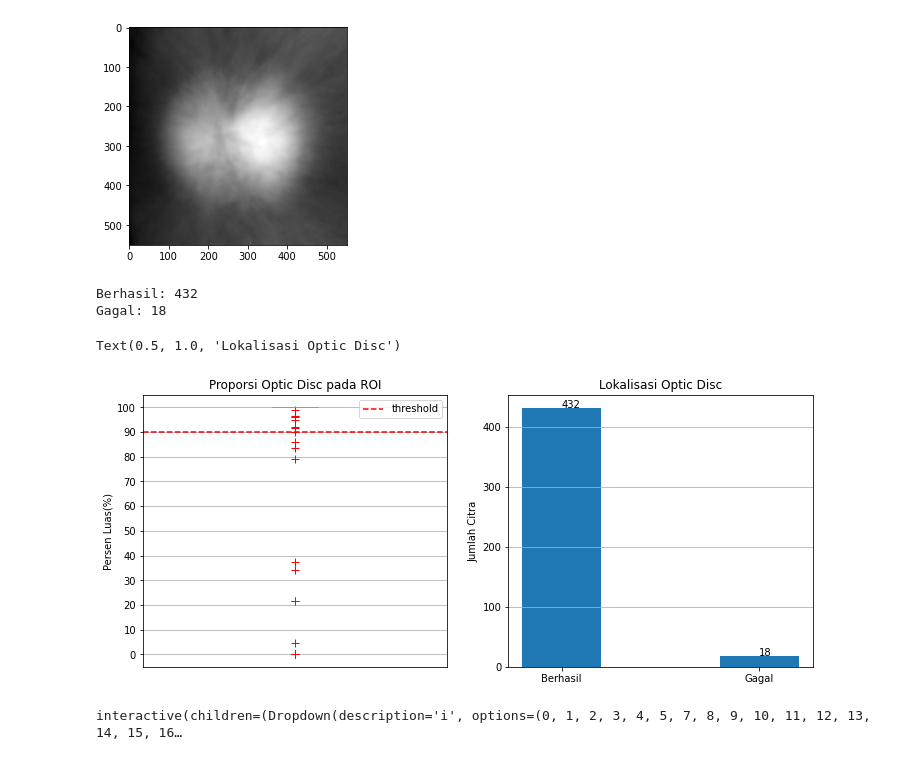
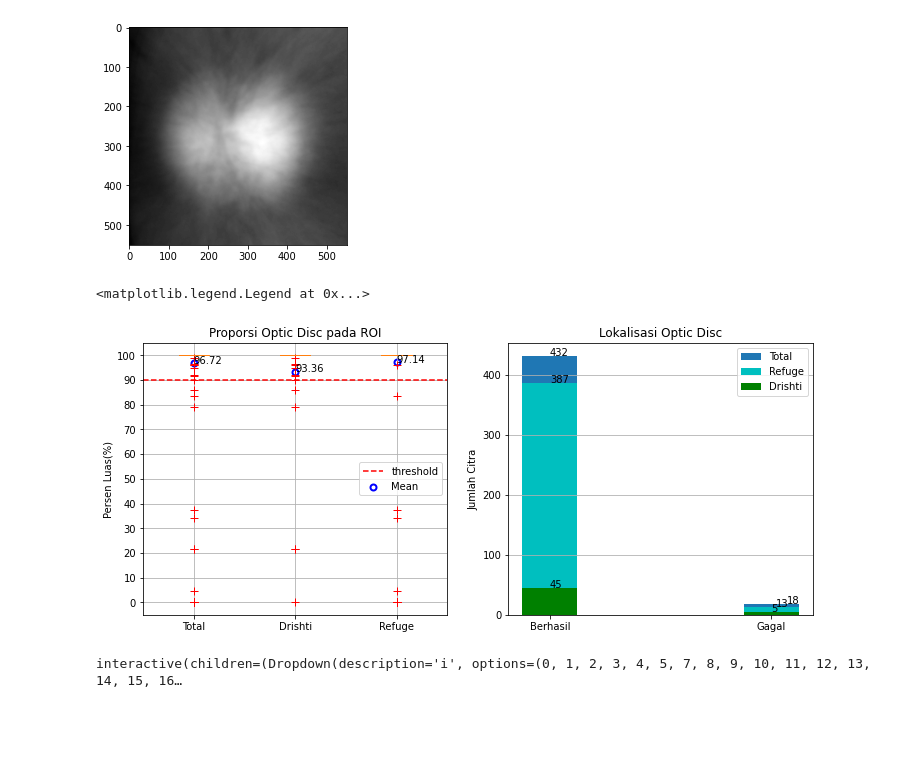
Before and after one commit to anasnafis77/Glaucoma-Detection-UNet, a Jupyter notebook: Kode/Deteksi Glaukoma.ipynb, the cells around one changed output. Saved outputs shown, nothing was run; the diff lists cells and outputs as text; code cells hidden in the pictures; blank space fills up the shorter version.

Commit message:
Membuat bar dan boxplot untuk evaluasi lokalisasi

```diff
--- a/Kode/Deteksi Glaukoma.ipynb
+++ b/Kode/Deteksi Glaukoma.ipynb
@@ -1595,38 +1595,54 @@ for i in tqdm(range(len(df['path']))):
     true_idx.append(i)
   elif not terdeteksi:
     false_idx.append(i)
+
+true_idx = np.array(true_idx)
+false_idx = np.array(false_idx)
-# %%
-print('Berhasil: {}'.format(len(true_idx)))
-print('Gagal: {}'.format(len(false_idx)))
-# %% [output]
-Berhasil: 432
-Gagal: 18
 # %%
 plt.figure(figsize=(12, 5))
 flierprops = dict(marker='+', markerfacecolor='g', markersize=8,
                   linestyle='none', markeredgecolor='r')
-plt.subplot(1,2,1), plt.boxplot(percent_detection, flierprops=flierprops)
+data_percent = [percent_detection, percent_detection[:50],
+                percent_detection[50:]]
+
+plt.subplot(1,2,1), plt.boxplot(data_percent, flierprops=flierprops)
 plt.grid()
 plt.yticks(ticks=[0, 10, 20, 30, 40, 50, 60, 70, 80, 90, 100])
 plt.ylabel('Persen Luas(%)')
 plt.axhline(90, color = 'r', linestyle = '--', label = 'threshold')
+plt.xticks([1, 2, 3], labels=['Total', 'Drishti', 'Refuge'])
+means = [np.mean(percent_detection), np.mean(percent_detection[:50]),
+         np.mean(percent_detection[50:])]
+s_means = ['{:.2f}'.format(x) for x in means]
+plt.scatter(x=[1, 2, 3], y=means, c='w', edgecolor='b', linewidth=2, label='Mean')
+plt.text(x=1, y=means[0], s=s_means[0], c='k', fontsize='medium')
+plt.text(x=2, y=means[1], s=s_means[1], c='k', fontsize='medium')
+plt.text(x=3, y=means[2], s=s_means[2], c='k', fontsize='medium')
+plt.title('Proporsi Optic Disc pada ROI')
 plt.legend()
-plt.xticks([])
-plt.title('Proporsi Optic Disc pada ROI')
 
 
-label = ('Berhasil', 'Gagal')
-lokalisasi = (len(true_idx), len(false_idx))
-x_coords = np.array([0, 0.5])
-plt.subplot(1,2,2), plt.bar(x_coords, lokalisasi,  tick_label = label, width = 0.2)
+loc_total = (len(true_idx), len(false_idx))
+loc_dr = (len(true_idx[true_idx<50]), len(false_idx[false_idx<50]))
+loc_re = (len(true_idx[true_idx>=50]), len(false_idx[false_idx>=50]))
+plt.subplot(1,2,2),
+plt.bar([1, 2], loc_total, width = 0.25, label='Total')
+plt.bar([1, 2], loc_re, width = 0.25, color='c', label='Refuge')
+plt.bar([1, 2], loc_dr, width = 0.25, color='g', label='Drishti')
+plt.xticks([1, 2], labels=['Berhasil', 'Gagal'])
 plt.grid(axis ='y')
-plt.text(x_coords[0], len(true_idx), '{}'.format(len(true_idx)), fontsize='medium' )
-plt.text(x_coords[1], len(false_idx), '{}'.format(len(false_idx)), fontsize='medium' )
+plt.text(x=1, y=len(true_idx), s='{}'.format(len(true_idx)), fontsize='medium' )
+plt.text(x=2+0.07, y=len(false_idx), s='{}'.format(len(false_idx)), fontsize='medium' )
+plt.text(x=1, y=len(true_idx[true_idx<50]), s='{}'.format(len(true_idx[true_idx<50])), fontsize='medium' )
+plt.text(x=2, y=len(false_idx[false_idx<50]), s='{}'.format(len(false_idx[false_idx<50])), fontsize='medium' )
+plt.text(x=1, y=len(true_idx[true_idx>=50]), s='{}'.format(len(true_idx[true_idx>=50])), fontsize='medium' )
+plt.text(x=2+0.02, y=len(false_idx[false_idx>=50]), s='{}'.format(len(false_idx[false_idx>=50])), fontsize='medium' )
 plt.ylabel('Jumlah Citra')
 plt.title('Lokalisasi Optic Disc')
+plt.legend()
 # %% [output]
-Text(0.5, 1.0, 'Lokalisasi Optic Disc')
+<matplotlib.legend.Legend at 0x...>
-[figure, old version]
+[figure, new version]
 # %%
 @interact(i=true_idx, n=false_idx, show = ['success', 'failed'])
 
```
